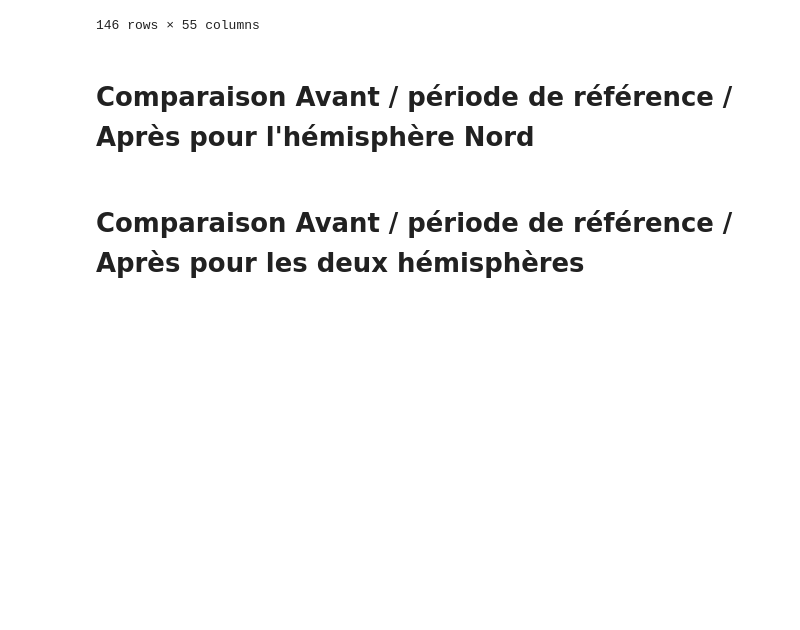
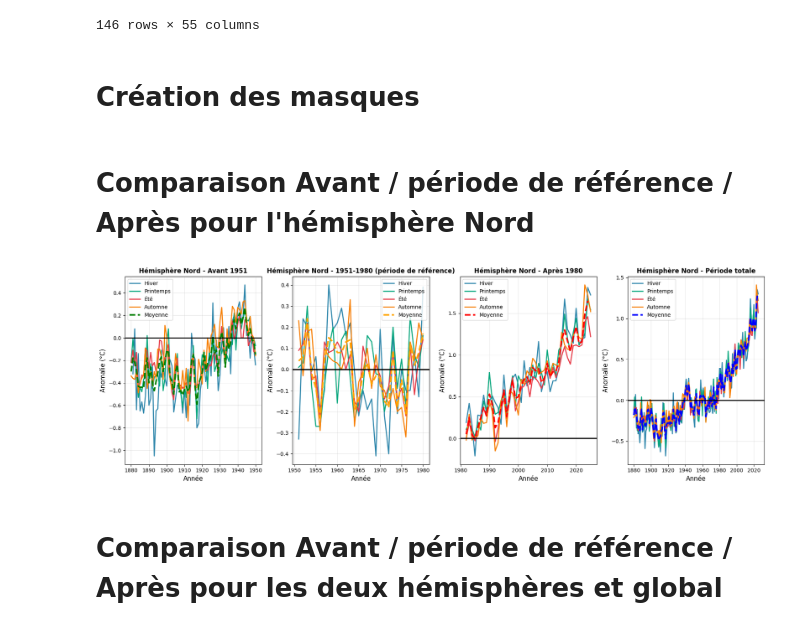
Before and after one commit to VinchC/projet, a Jupyter notebook: northern.ipynb, the cells around one changed output. Drawn from its saved outputs; the diff is of its cells as text; code cells hidden in the pictures; blank space fills up the shorter version.

Commit message:
Masks indicated and lineplot for comparison both hemispheres and global created

```diff
--- a/northern.ipynb
+++ b/northern.ipynb
@@ -181,14 +181,16 @@ df_new
 | 144 | 2024 | 1.67 | 1.92 | 1.77 | 1.79 | 1.44 | 1.54 | 1.41 | 1.42 | 1.56 | 1.73 | ... |
 | 145 | 2025 | 1.83 | 1.63 | 1.83 | 1.58 | 1.21 | 1.18 | 1.22 | 1.26 | 1.41 | 1.47 | ... |
 146 rows × 55 columns
+# %% [markdown]
+# Création des masques
+# %%
+# Séparer les données en trois périodes
+df_avant = df_new[df_new['Year'] < 1951]   # Années avant 1951
+df_pendant = df_new[df_new['Year'].between(1951, 1980)]   # Années entre 1951 et 1980
+df_apres = df_new[df_new['Year'] > 1981]  # Années à partir de 1981
 # %% [markdown]
 # Comparaison Avant / période de référence / Après pour l'hémisphère Nord
 # %%
-# Séparer les données en trois périodes
-df_avant_northern = df_northern[df_northern['Year'] < 1951]   # Années avant 1951
-df_pendant_northern = df_northern[df_northern['Year'].between(1951, 1980)]   # Années entre 1951 et 1980
-df_apres_northern = df_northern[df_northern['Year'] > 1981]  # Années à partir de 1981
-
 # Quatre graphiques côte à côte
 fig, axes = plt.subplots(1, 4, figsize=(18, 6))
 
@@ -196,11 +198,11 @@ fig, axes = plt.subplots(1, 4, figsize=(18, 6))
 ax1 = axes[0]
 
 # 4 saisons + moyenne
-# ax1.plot(df_avant_northern['Year'], df_avant_northern['DJF'], label='Hiver', linewidth=2, color='#2E86AB')
-# ax1.plot(df_avant_northern['Year'], df_avant_northern['MAM'], label='Printemps', linewidth=2, color='#06A77D')
-# ax1.plot(df_avant_northern['Year'], df_avant_northern['JJA'], label='Été', linewidth=2, color='#E63946')
-# ax1.plot(df_avant_northern['Year'], df_avant_northern['SON'], label='Automne', linewidth=2, color='#F77F00')
-ax1.plot(df_avant_northern['Year'], df_avant_northern['J-D'], label='Moyenne', linewidth=3, color='green', linestyle='--')
+ax1.plot(df_avant['Year'], df_avant['NH_DJF'], label='Hiver', linewidth=2, color='#2E86AB')
+ax1.plot(df_avant['Year'], df_avant['NH_MAM'], label='Printemps', linewidth=2, color='#06A77D')
+ax1.plot(df_avant['Year'], df_avant['NH_JJA'], label='Été', linewidth=2, color='#E63946')
+ax1.plot(df_avant['Year'], df_avant['NH_SON'], label='Automne', linewidth=2, color='#F77F00')
+ax1.plot(df_avant['Year'], df_avant['NH_J-D'], label='Moyenne', linewidth=3, color='green', linestyle='--')
 
 # ligne à 0 pour référence
 ax1.axhline(0, color='black', linewidth=2, alpha=1)
@@ -216,11 +218,11 @@ ax1.grid(True, alpha=0.3)
 ax2 = axes[1]
 
 # 4 saisons + moyenne
-# ax2.plot(df_pendant_northern['Year'], df_pendant_northern['DJF'], label='Hiver', linewidth=2, color='#2E86AB')
-# ax2.plot(df_pendant_northern['Year'], df_pendant_northern['MAM'], label='Printemps', linewidth=2, color='#06A77D')
-# ax2.plot(df_pendant_northern['Year'], df_pendant_northern['JJA'], label='Été', linewidth=2, color='#E63946')
-# ax2.plot(df_pendant_northern['Year'], df_pendant_northern['SON'], label='Automne', linewidth=2, color='#F77F00')
-ax2.plot(df_pendant_northern['Year'], df_pendant_northern['J-D'], label='Moyenne', linewidth=3, color='orange', linestyle='--')
+ax2.plot(df_pendant['Year'], df_pendant['NH_DJF'], label='Hiver', linewidth=2, color='#2E86AB')
+ax2.plot(df_pendant['Year'], df_pendant['NH_MAM'], label='Printemps', linewidth=2, color='#06A77D')
+ax2.plot(df_pendant['Year'], df_pendant['NH_JJA'], label='Été', linewidth=2, color='#E63946')
+ax2.plot(df_pendant['Year'], df_pendant['NH_SON'], label='Automne', linewidth=2, color='#F77F00')
+ax2.plot(df_pendant['Year'], df_pendant['NH_J-D'], label='Moyenne', linewidth=3, color='orange', linestyle='--')
 
 #ligne à 0 pour référence
 ax2.axhline(0, color='black', linewidth=2, alpha=1)
@@ -237,46 +239,48 @@ ax2.grid(True, alpha=0.3)
 ax3 = axes[2]
 
 # 4 saisons + moyenne
-# ax3.plot(df_apres_northern['Year'], df_apres_northern['DJF'], label='Hiver', linewidth=2, color='#2E86AB')
-# ax3.plot(df_apres_northern['Year'], df_apres_northern['MAM'], label='Printemps', linewidth=2, color='#06A77D')
-# ax3.plot(df_apres_northern['Year'], df_apres_northern['JJA'], label='Été', linewidth=2, color='#E63946')
-# ax3.plot(df_apres_northern['Year'], df_apres_northern['SON'], label='Automne', linewidth=2, color='#F77F00')
-ax3.plot(df_apres_northern['Year'], df_apres_northern['J-D'], label='Moyenne', linewidth=3, color='red', linestyle='--')
+ax3.plot(df_apres['Year'], df_apres['NH_DJF'], label='Hiver', linewidth=2, color='#2E86AB')
+ax3.plot(df_apres['Year'], df_apres['NH_MAM'], label='Printemps', linewidth=2, color='#06A77D')
+ax3.plot(df_apres['Year'], df_apres['NH_JJA'], label='Été', linewidth=2, color='#E63946')
+ax3.plot(df_apres['Year'], df_apres['NH_SON'], label='Automne', linewidth=2, color='#F77F00')
+ax3.plot(df_apres['Year'], df_apres['NH_J-D'], label='Moyenne', linewidth=3, color='red', linestyle='--')
 
 #ligne à 0 pour référence
 ax3.axhline(0, color='black', linewidth=2, alpha=1)
 
 #Titres et labels
 ax3.set_title('Hémisphère Nord - Après 1980', fontsize=12, fontweight='bold')
 ax3.set_xlabel('Année', fontsize=12)
 ax3.set_ylabel('Anomalie (°C)', fontsize=12)
 ax3.legend(fontsize=10)
 ax3.grid(True, alpha=0.3)
 
 #Graphique global (période complète)
 ax4 = axes[3]
 
 # 4 saisons + moyenne
-# ax4.plot(df_northern['Year'], df_northern['DJF'], label='Hiver', linewidth=2, color='#2E86AB')
-# ax4.plot(df_northern['Year'], df_northern['MAM'], label='Printemps', linewidth=2, color='#06A77D')
-# ax4.plot(df_northern['Year'], df_northern['JJA'], label='Été', linewidth=2, color='#E63946')
-# ax4.plot(df_northern['Year'], df_northern['SON'], label='Automne', linewidth=2, color='#F77F00')
-ax4.plot(df_northern['Year'], df_northern['J-D'], label='Moyenne', linewidth=3, color='blue', linestyle='--')
+ax4.plot(df_new['Year'], df_new['GLOB_DJF'], label='Hiver', linewidth=2, color='#2E86AB')
+ax4.plot(df_new['Year'], df_new['GLOB_MAM'], label='Printemps', linewidth=2, color='#06A77D')
+ax4.plot(df_new['Year'], df_new['GLOB_JJA'], label='Été', linewidth=2, color='#E63946')
+ax4.plot(df_new['Year'], df_new['GLOB_SON'], label='Automne', linewidth=2, color='#F77F00')
+ax4.plot(df_new['Year'], df_new['GLOB_J-D'], label='Moyenne', linewidth=3, color='blue', linestyle='--')
 
 #ligne à 0 pour référence
 ax4.axhline(0, color='black', linewidth=2, alpha=1)
 
 #Titres et labels
 ax4.set_title('Hémisphère Nord - Période totale', fontsize=12, fontweight='bold')
 ax4.set_xlabel('Année', fontsize=12)
 ax4.set_ylabel('Anomalie (°C)', fontsize=12)
 ax4.legend(fontsize=10)
 ax4.grid(True, alpha=0.3)
 
 
 plt.tight_layout()
-plt.savefig('./images/comparaison_avant_apres_periode_reference.png', dpi=300, bbox_inches='tight')
+plt.savefig('./images/comparaison_nord_avant_apres_periode_reference.png', dpi=300, bbox_inches='tight')
 plt.show()
+# %% [output]
+[figure, added]
 # %% [markdown]
-# Comparaison Avant / période de référence / Après pour les deux hémisphères
+# Comparaison Avant / période de référence / Après pour les deux hémisphères et global
 # %%
```
Also changed, not shown: parts of 2 cells of this notebook, 3 other files.
